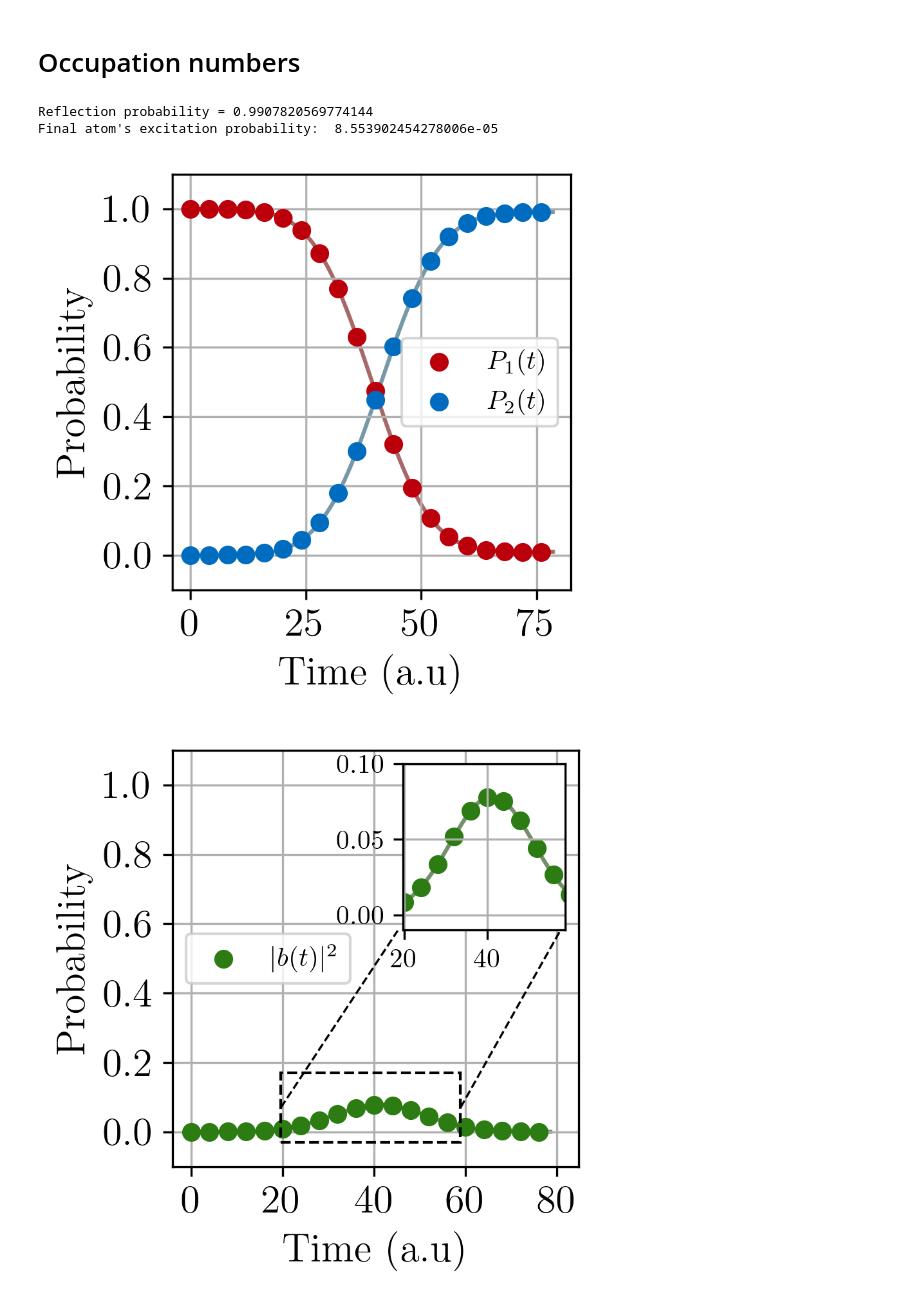
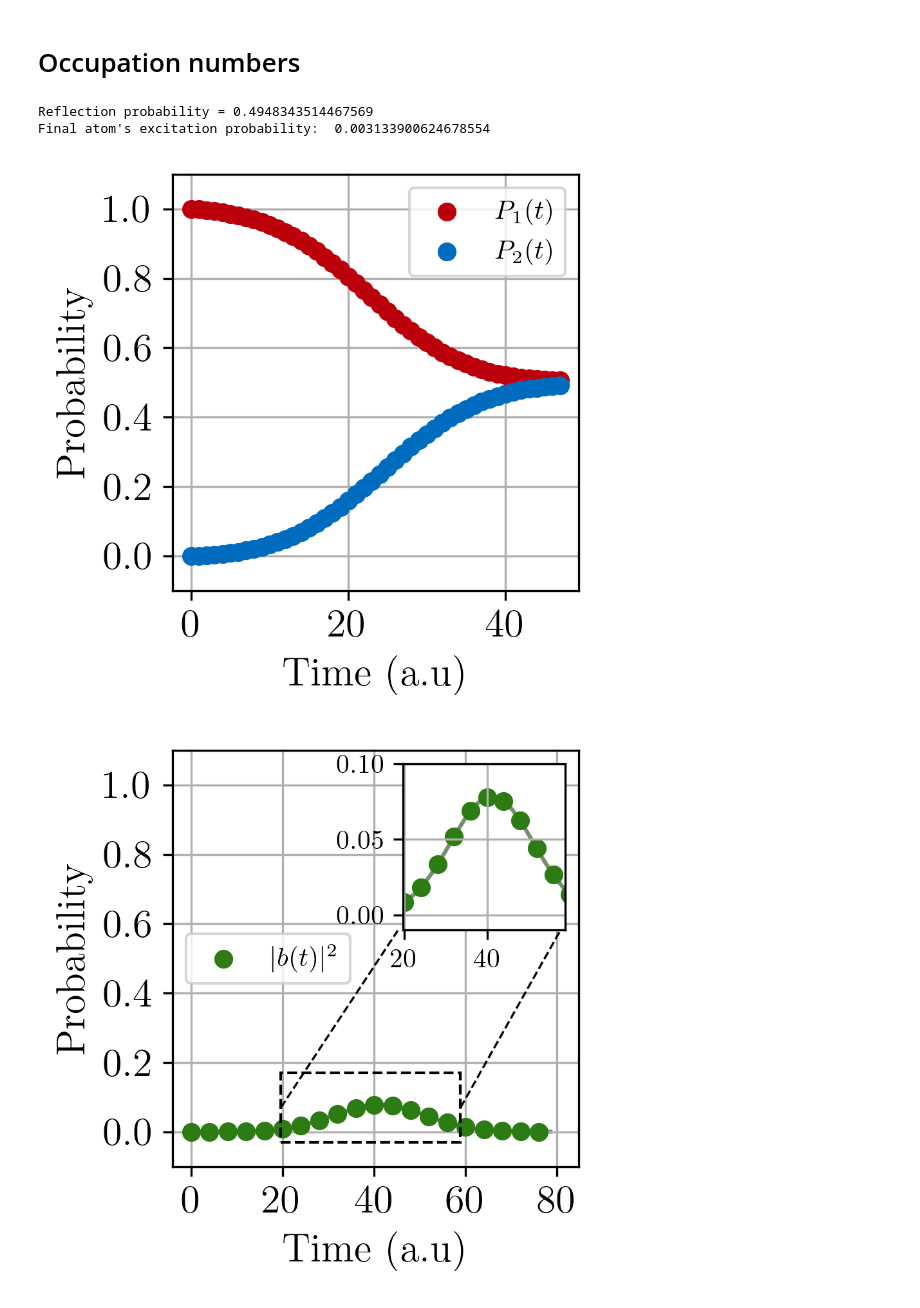
Before and after one commit to rpiron/multimode_photonic_entanglement, a Jupyter notebook: finite_cutoff_renormalization/callibration_single_photon.ipynb, the cells around one changed output. Cells and saved outputs as stored; diff of their text form; code cells hidden in the pictures.

```diff
--- a/finite_cutoff_renormalization/callibration_single_photon.ipynb
+++ b/finite_cutoff_renormalization/callibration_single_photon.ipynb
@@ -91,7 +91,7 @@ def RG_scheme(c_init, b_init, gamma, omega_tab, omega_A, L, T, dt, progress_bar=
 # %% [markdown]
 <h1> Function that treats the whole evolution </h1>
 # %%
-def get_data_mirror_fast(L, T, dt, omega_0, omega_A, omega_max, gamma, delta_k, x_0, print_nb_modes = False, progress_bar=True):
+def get_data_mirror_fast(L, T, dt, omega_0, omega_A, omega_min, omega_max, gamma, delta_k, x_0, print_nb_modes = False, progress_bar=True):
     """
     Generate data for the RG scheme with a mirror.
 
@@ -114,7 +114,7 @@ def get_data_mirror_fast(L, T, dt, omega_0, omega_A, omega_max, gamma, delta_k,
     """
 
     #quantization of the modes
-    omega_tab_individual = np.array([2*pi*n/L for n in range(1000000) if 2*pi*n/L <= omega_max])
+    omega_tab_individual = np.array([2*pi*n/L for n in range(1000000) if (2*pi*n/L >= omega_min and 2*pi*n/L <= omega_max)])
     k_tab_individual = np.copy(omega_tab_individual)
     n_modes = len(k_tab_individual)
 
@@ -196,23 +196,24 @@ def get_data_mirror_ed(L, T, dt, omega_0, omega_A, omega_max, gamma, delta_k, x_
 # %% [markdown]
 Generate an example
 # %%
-L = 50*pi
+L = 30*pi
 T = L/2
 dt = 0.01
 
 #Bare parameters
 gamma = 1
 omega_A = 10
+omega_min = 0
 omega_max = 20
 
 #renormalized parameters
-prefactor = 1/(1-gamma/(2*pi)*(1/omega_A + 1/(omega_max - omega_A)))
-omega_A_phys = omega_A - gamma / (2*pi) * np.log((omega_max-omega_A)/omega_A) * prefactor
+prefactor = 1/(1+gamma/(2*pi)*(1/(omega_min - omega_A) - 1/(omega_max - omega_A)))
+omega_A_phys = omega_A - gamma / (2*pi) * np.log((omega_max-omega_A)/(omega_A - omega_min)) * prefactor
 gamma_phys = gamma * prefactor
 
 
 #initial photonic wave packet
-omega_0 = omega_A_phys
+omega_0 = omega_A_phys - 1*gamma_phys/2
 x_0 = -L/4
 
 #delta_x = L/(8 * np.sqrt(2))
@@ -228,7 +229,7 @@ print("Value of gamma", gamma, "and sigma_momentum = ", delta_k)
 print("Delta_x / (L/2) = ", delta_x / (L/2))
 
 #save the parameters
-save_param = True
+save_param = False
 
 if save_param:
     data = {
@@ -250,5 +251,5 @@ Delta_x / (L/2) =  0.12732395447351627
 # %%
-recover_example = True
+recover_example = False
 
 if recover_example:
     param_file = f"single_photon_example_param.csv"
@@ -264,10 +265,10 @@ if recover_example:
     delta_k = df['delta_k'][0]
     x_0 = -L/4
 
-c_array, b_array, k_tab = get_data_mirror_fast(L, T, dt, omega_0, omega_A, omega_max, gamma, delta_k, x_0, print_nb_modes=True)
+c_array, b_array, k_tab = get_data_mirror_fast(L, T, dt, omega_0, omega_A, omega_min, omega_max, gamma, delta_k, x_0, print_nb_modes=True)
 
 #ED comparision
-ed = True
+ed = False
 
 if ed:
     dt_ed = 0.01
@@ -328,38 +311,38 @@ print("Final atom's excitation probability: ", 1-p_1[-1]-p_2[-1])
 
 fig, ax = plt.subplots(1,1, figsize=(3,3), dpi=resol)
 
-step_to_show = 400
+step_to_show = 100
 
 ax.scatter(time_array[::step_to_show], p_1[::step_to_show], label=r'$P_1(t)$', color='#bb000b', zorder = 1)
 ax.scatter(time_array[::step_to_show], p_2[::step_to_show], label=r'$P_2(t)$', color='#006cbf', zorder=1)
 
 if ed:
     ax.plot(times_ed, p_1_ed, color='#6d0303', alpha=0.6, zorder = -1)
     ax.plot(times_ed, p_2_ed,color='#1c556d', alpha=0.6, zorder = -1)
 
 ax.set_xlabel('Time (a.u)')
 ax.set_ylabel('Probability')
 ax.set_ylim(-0.1,1.1)
 ax.legend(prop={'size': 10})
 
 #font size
 for item in [ax.xaxis.label, ax.yaxis.label]:
     item.set_fontsize(15)
 
 for item in (ax.get_xticklabels() + ax.get_yticklabels()):
     item.set_fontsize(15)
 
 
 ax.grid()
 ax.set_axisbelow(True)
 
 plt.tight_layout()
-plt.savefig("./fig/one_photon_ex_p1p2.pdf")
+#plt.savefig("./fig/one_photon_ex_p1p2.pdf")
 plt.show()
 # %% [output]
-Reflection probability = 0.9907820569774144
-Final atom's excitation probability:  8.553902454278006e-05
+Reflection probability = 0.4948343514467569
+Final atom's excitation probability:  0.003133900624678554
-[figure, old version]
+[figure, new version]
 # %%
 fig, ax = plt.subplots(1,1, figsize=(3,3), dpi=resol)
 
```
Also changed, not shown: parts of 5 cells of this notebook, 14 other files.
